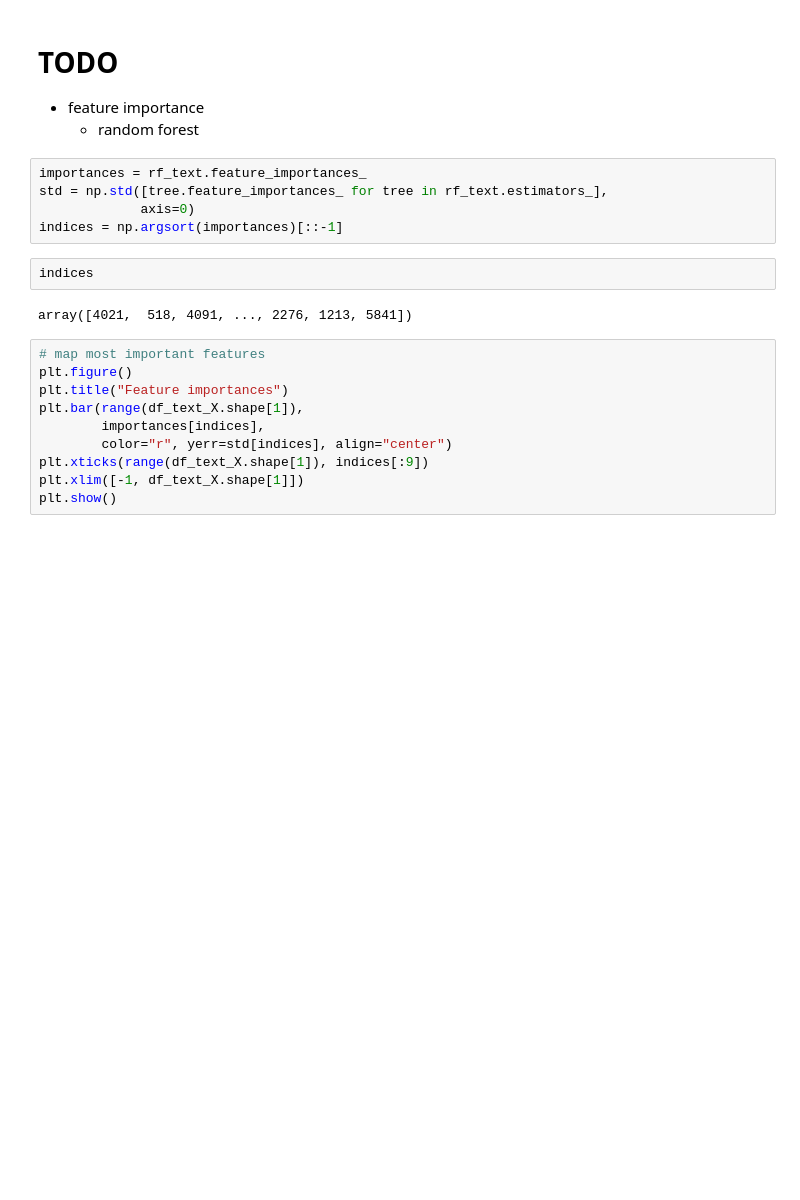
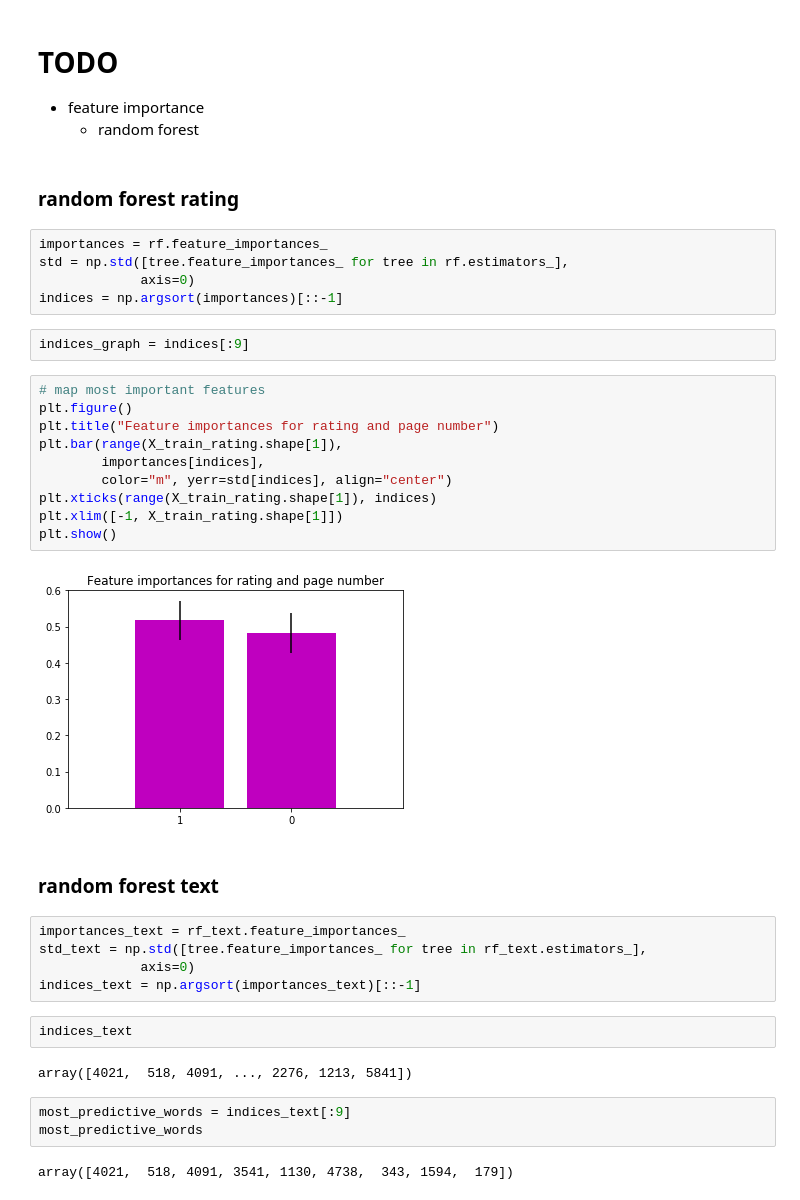
Before and after one commit to robillersomeone/NYT_bestsellers, a Jupyter notebook: modeling/modeling_optimization.ipynb, the cells around one changed output. Drawn from its saved outputs; the diff is of its cells as text; blank space fills up the shorter version.

Commit message:
udpdate text and rating importances

```diff
--- a/modeling/modeling_optimization.ipynb
+++ b/modeling/modeling_optimization.ipynb
@@ -500,22 +500,40 @@ RandomForestClassifier(bootstrap=True, ccp_alpha=0.0, class_weight=None,
 
 - feature importance
     - random forest
+# %% [markdown]
+### random forest rating
 # %%
-importances = rf_text.feature_importances_
-std = np.std([tree.feature_importances_ for tree in rf_text.estimators_],
+importances = rf.feature_importances_
+std = np.std([tree.feature_importances_ for tree in rf.estimators_],
              axis=0)
 indices = np.argsort(importances)[::-1]
-# %%
-indices
-# %% [output]
-array([4021,  518, 4091, ..., 2276, 1213, 5841])
+# %%
+indices_graph = indices[:9]
 # %%
 # map most important features
 plt.figure()
-plt.title("Feature importances")
-plt.bar(range(df_text_X.shape[1]),
+plt.title("Feature importances for rating and page number")
+plt.bar(range(X_train_rating.shape[1]),
         importances[indices],
-        color="r", yerr=std[indices], align="center")
-plt.xticks(range(df_text_X.shape[1]), indices[:9])
-plt.xlim([-1, df_text_X.shape[1]])
+        color="m", yerr=std[indices], align="center")
+plt.xticks(range(X_train_rating.shape[1]), indices)
+plt.xlim([-1, X_train_rating.shape[1]])
 plt.show()
+# %% [output]
+[figure, added]
+# %% [markdown]
+### random forest text
+# %%
+importances_text = rf_text.feature_importances_
+std_text = np.std([tree.feature_importances_ for tree in rf_text.estimators_],
+             axis=0)
+indices_text = np.argsort(importances_text)[::-1]
+# %%
+indices_text
+# %% [output]
+array([4021,  518, 4091, ..., 2276, 1213, 5841])
+# %%
+most_predictive_words = indices_text[:9]
+most_predictive_words
+# %% [output]
+array([4021,  518, 4091, 3541, 1130, 4738,  343, 1594,  179])
```
Also changed, not shown: parts of 2 cells of this notebook.
